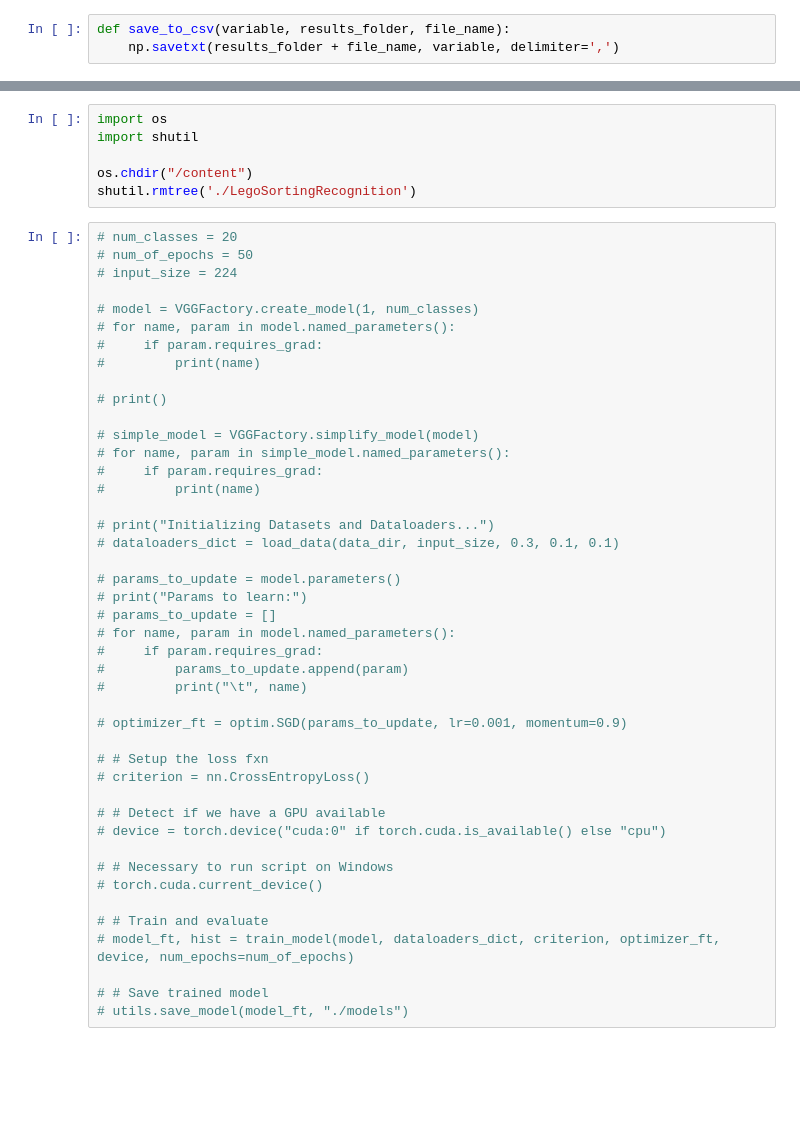
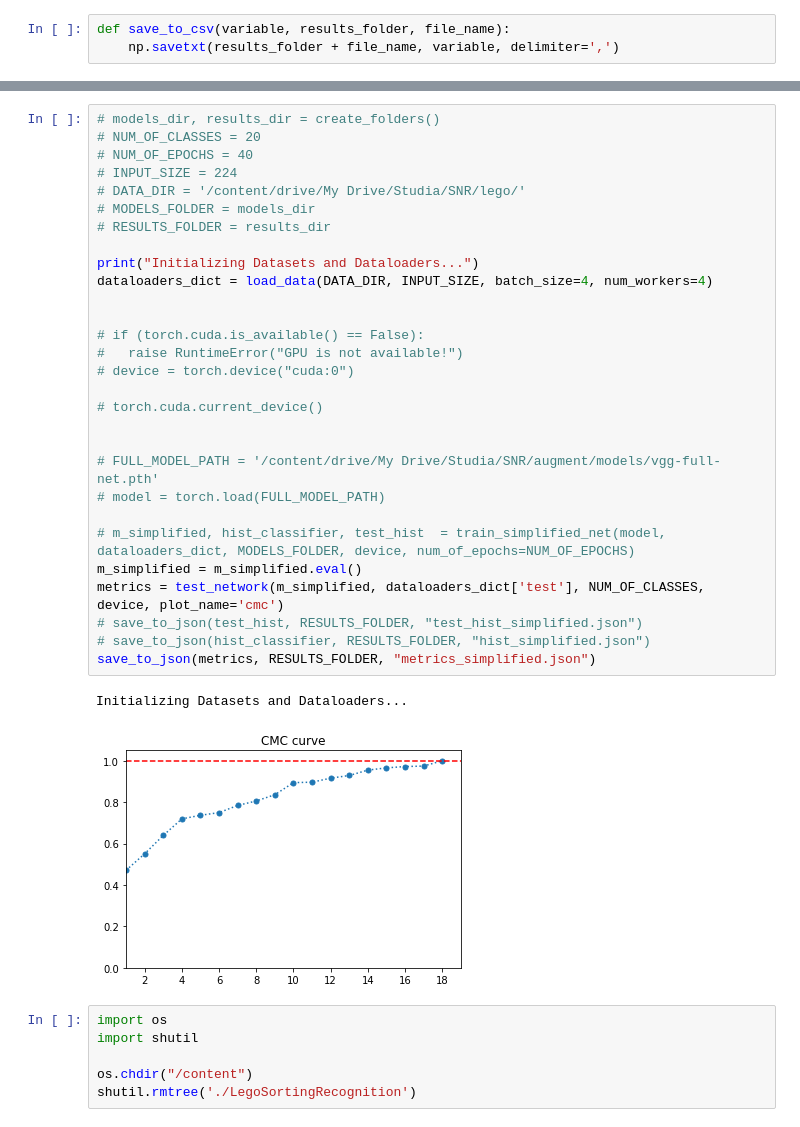
Before and after one commit to baltekgajda/LegoSortingRecognition, a Jupyter notebook: main.ipynb, the cells around one changed output, grey strips where cells are left out. Cells and saved outputs as stored; diff of their text form; blank space fills up the shorter version.

```diff
--- a/main.ipynb
+++ b/main.ipynb
@@ -166,50 +162,38 @@ SVM training complete in 0m 14s
+# %%
+# models_dir, results_dir = create_folders()
+# NUM_OF_CLASSES = 20
+# NUM_OF_EPOCHS = 40
+# INPUT_SIZE = 224
+# DATA_DIR = '/content/drive/My Drive/Studia/SNR/lego/'
+# MODELS_FOLDER = models_dir
+# RESULTS_FOLDER = results_dir
+
+print("Initializing Datasets and Dataloaders...")
+dataloaders_dict = load_data(DATA_DIR, INPUT_SIZE, batch_size=4, num_workers=4)
+
+
+# if (torch.cuda.is_available() == False):
+#   raise RuntimeError("GPU is not available!")
+# device = torch.device("cuda:0")
+
+# torch.cuda.current_device()
+
+
+# FULL_MODEL_PATH = '/content/drive/My Drive/Studia/SNR/augment/models/vgg-full-net.pth'
+# model = torch.load(FULL_MODEL_PATH)
+
+# m_simplified, hist_classifier, test_hist  = train_simplified_net(model, dataloaders_dict, MODELS_FOLDER, device, num_of_epochs=NUM_OF_EPOCHS)
+m_simplified = m_simplified.eval()
+metrics = test_network(m_simplified, dataloaders_dict['test'], NUM_OF_CLASSES, device, plot_name='cmc')
+# save_to_json(test_hist, RESULTS_FOLDER, "test_hist_simplified.json")
+# save_to_json(hist_classifier, RESULTS_FOLDER, "hist_simplified.json")
+save_to_json(metrics, RESULTS_FOLDER, "metrics_simplified.json")
+# %% [output]
+Initializing Datasets and Dataloaders...
+[figure, added]
 # %%
 import os
 import shutil
 
 os.chdir("/content")
 shutil.rmtree('./LegoSortingRecognition')
-# %%
-# num_classes = 20
-# num_of_epochs = 50
-# input_size = 224
-
-# model = VGGFactory.create_model(1, num_classes)
-# for name, param in model.named_parameters():
-#     if param.requires_grad:
-#         print(name)
-
-# print()
-
-# simple_model = VGGFactory.simplify_model(model)
-# for name, param in simple_model.named_parameters():
-#     if param.requires_grad:
-#         print(name)
-
-# print("Initializing Datasets and Dataloaders...")
-# dataloaders_dict = load_data(data_dir, input_size, 0.3, 0.1, 0.1)
-
-# params_to_update = model.parameters()
-# print("Params to learn:")
-# params_to_update = []
-# for name, param in model.named_parameters():
-#     if param.requires_grad:
-#         params_to_update.append(param)
-#         print("\t", name)
-
-# optimizer_ft = optim.SGD(params_to_update, lr=0.001, momentum=0.9)
-
-# # Setup the loss fxn
-# criterion = nn.CrossEntropyLoss()
-
-# # Detect if we have a GPU available
-# device = torch.device("cuda:0" if torch.cuda.is_available() else "cpu")
-
-# # Necessary to run script on Windows
-# torch.cuda.current_device()
-
-# # Train and evaluate
-# model_ft, hist = train_model(model, dataloaders_dict, criterion, optimizer_ft, device, num_epochs=num_of_epochs)
-
-# # Save trained model
-# utils.save_model(model_ft, "./models")
```
Also changed, not shown: parts of 5 cells of this notebook.
